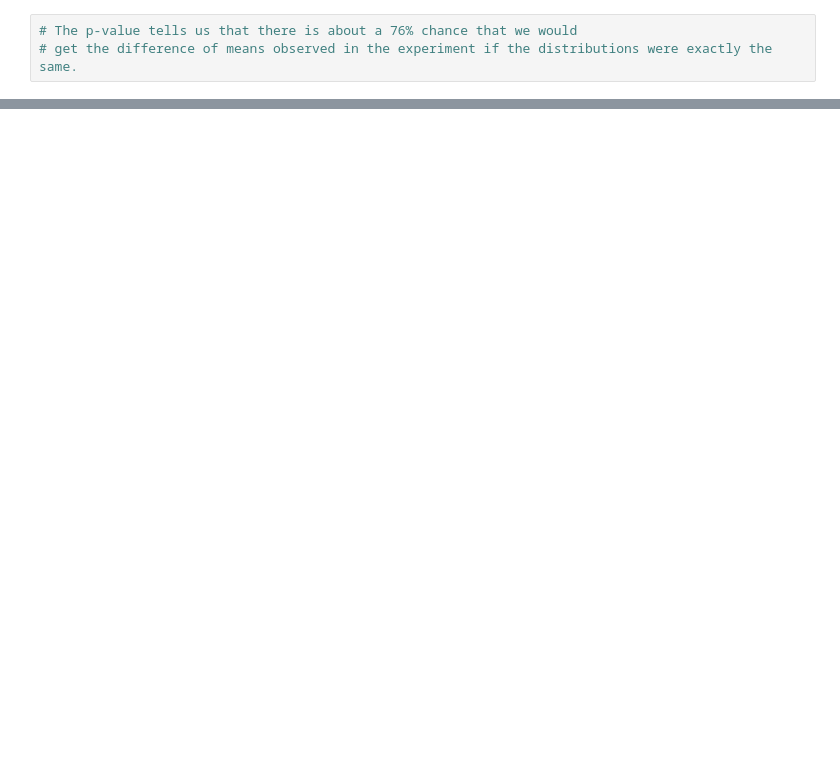
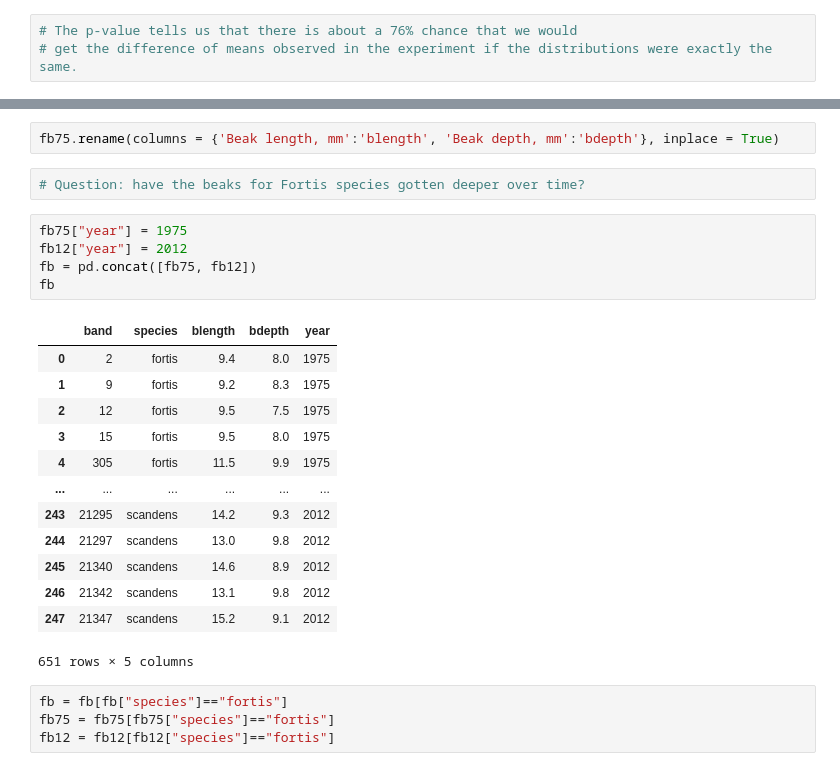
Before and after one commit to rmarinplana/personalProjects, a Jupyter notebook: EDA/statistical_thinking.ipynb, the cells around one changed output, grey strips where cells are left out. Saved outputs shown, nothing was run; the diff lists cells and outputs as text; blank space fills up the shorter version.

```diff
--- a/EDA/statistical_thinking.ipynb
+++ b/EDA/statistical_thinking.ipynb
@@ -502,0 +531,27 @@ p-value = 0.76
+# %%
+fb75.rename(columns = {'Beak length, mm':'blength', 'Beak depth, mm':'bdepth'}, inplace = True)
+# %%
+# Question: have the beaks for Fortis species gotten deeper over time?
+# %%
+fb75["year"] = 1975
+fb12["year"] = 2012
+fb = pd.concat([fb75, fb12])
+fb
+# %% [output]
+|  | band | species | blength | bdepth | year |
+| 0 | 2 | fortis | 9.4 | 8.0 | 1975 |
+| 1 | 9 | fortis | 9.2 | 8.3 | 1975 |
+| 2 | 12 | fortis | 9.5 | 7.5 | 1975 |
+| 3 | 15 | fortis | 9.5 | 8.0 | 1975 |
+| 4 | 305 | fortis | 11.5 | 9.9 | 1975 |
+| ... | ... | ... | ... | ... | ... |
+| 243 | 21295 | scandens | 14.2 | 9.3 | 2012 |
+| 244 | 21297 | scandens | 13.0 | 9.8 | 2012 |
+| 245 | 21340 | scandens | 14.6 | 8.9 | 2012 |
+| 246 | 21342 | scandens | 13.1 | 9.8 | 2012 |
+| 247 | 21347 | scandens | 15.2 | 9.1 | 2012 |
+651 rows × 5 columns
+# %%
+fb = fb[fb["species"]=="fortis"]
+fb75 = fb75[fb75["species"]=="fortis"]
+fb12 = fb12[fb12["species"]=="fortis"]
```
Also changed, not shown: parts of 37 cells of this notebook.
